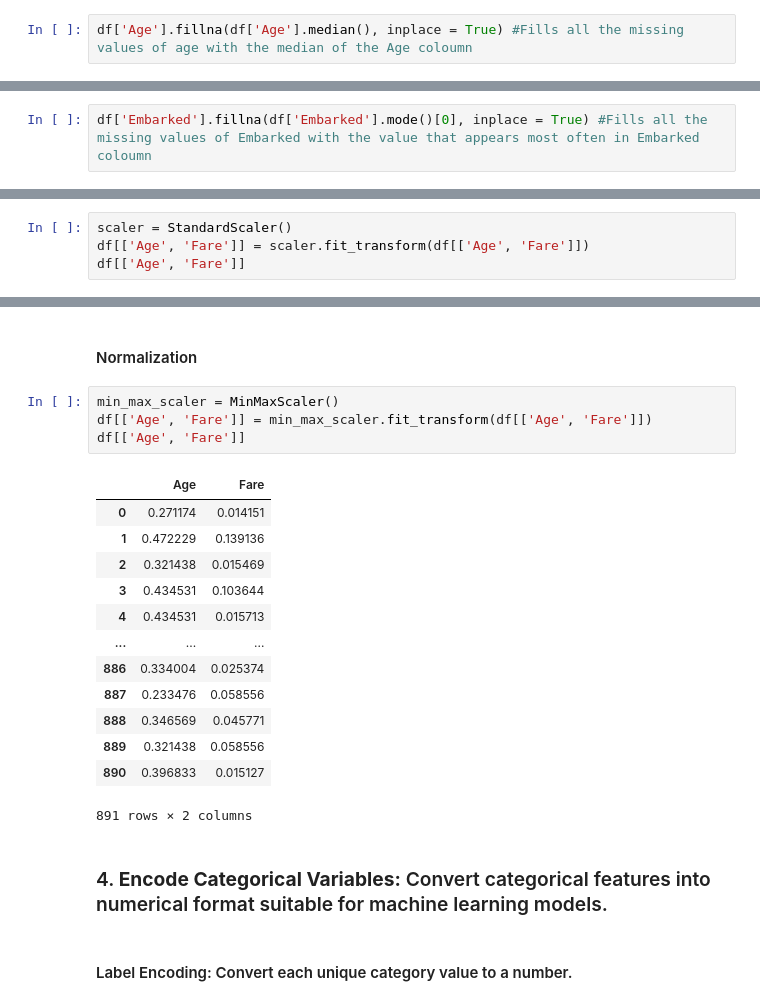
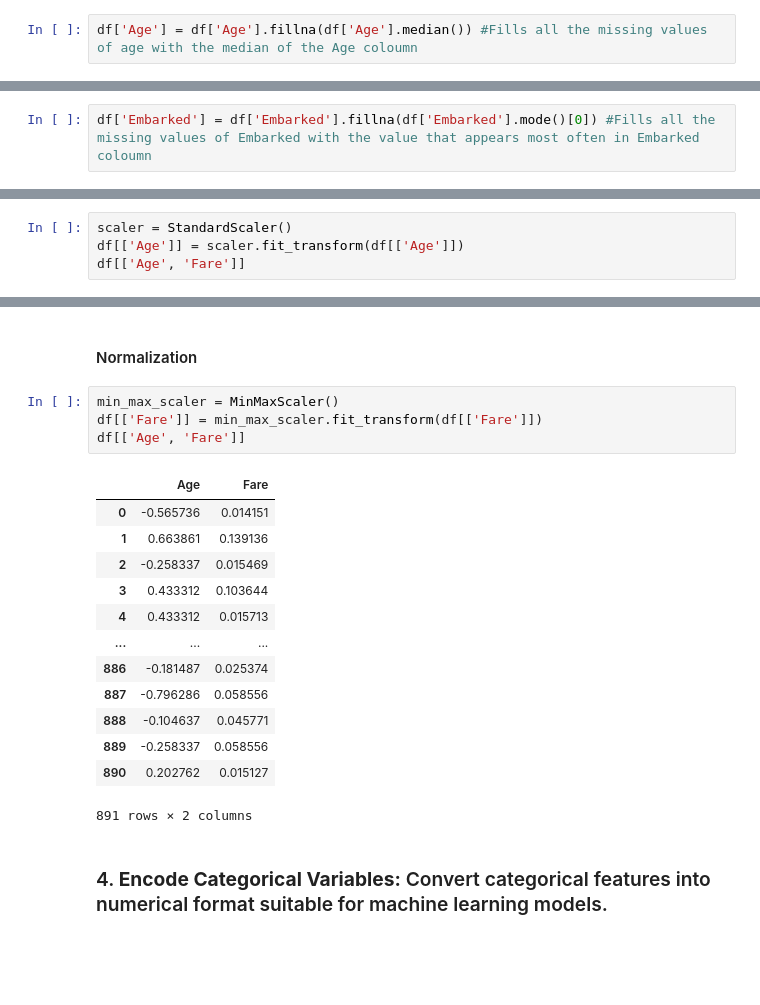
Before and after one commit to sghatak5/Titanic-Dataset-PreProcessing, a Jupyter notebook: data-preprocessing.ipynb, the cells around one changed output, grey strips where cells are left out. Drawn from its saved outputs; the diff is of its cells as text; blank space fills up the shorter version.

```diff
--- a/data-preprocessing.ipynb
+++ b/data-preprocessing.ipynb
@@ -122,4 +122,4 @@ Data columns (total 12 columns):
 dtypes: float64(2), int64(5), object(5)
 memory usage: 83.7+ KB
 # %%
-df['Age'].fillna(df['Age'].median(), inplace = True) #Fills all the missing values of age with the median of the Age coloumn
+df['Age'] = df['Age'].fillna(df['Age'].median()) #Fills all the missing values of age with the median of the Age coloumn
@@ -133,2 +126,2 @@ For example, when doing 'df[col].method(value, inplace=True)', try using 'df.met
 # %%
-df['Embarked'].fillna(df['Embarked'].mode()[0], inplace = True) #Fills all the missing values of Embarked with the value that appears most often in Embarked coloumn
+df['Embarked'] = df['Embarked'].fillna(df['Embarked'].mode()[0]) #Fills all the missing values of Embarked with the value that appears most often in Embarked coloumn
@@ -184,7 +170,7 @@ df[['Age', 'Fare']]
 #### Standardization
 # %%
 scaler = StandardScaler()
-df[['Age', 'Fare']] = scaler.fit_transform(df[['Age', 'Fare']])
+df[['Age']] = scaler.fit_transform(df[['Age']])
 df[['Age', 'Fare']]
 # %% [output]
 |  | Age | Fare |
@@ -204,23 +190,21 @@ df[['Age', 'Fare']]
 #### Normalization
 # %%
 min_max_scaler = MinMaxScaler()
-df[['Age', 'Fare']] = min_max_scaler.fit_transform(df[['Age', 'Fare']])
+df[['Fare']] = min_max_scaler.fit_transform(df[['Fare']])
 df[['Age', 'Fare']]
 # %% [output]
 |  | Age | Fare |
-| 0 | 0.271174 | 0.014151 |
-| 1 | 0.472229 | 0.139136 |
-| 2 | 0.321438 | 0.015469 |
-| 3 | 0.434531 | 0.103644 |
-| 4 | 0.434531 | 0.015713 |
+| 0 | -0.565736 | 0.014151 |
+| 1 | 0.663861 | 0.139136 |
+| 2 | -0.258337 | 0.015469 |
+| 3 | 0.433312 | 0.103644 |
+| 4 | 0.433312 | 0.015713 |
 | ... | ... | ... |
-| 886 | 0.334004 | 0.025374 |
-| 887 | 0.233476 | 0.058556 |
-| 888 | 0.346569 | 0.045771 |
-| 889 | 0.321438 | 0.058556 |
-| 890 | 0.396833 | 0.015127 |
+| 886 | -0.181487 | 0.025374 |
+| 887 | -0.796286 | 0.058556 |
+| 888 | -0.104637 | 0.045771 |
+| 889 | -0.258337 | 0.058556 |
+| 890 | 0.202762 | 0.015127 |
 891 rows × 2 columns
 # %% [markdown]
 ### 4. **Encode Categorical Variables:** Convert categorical features into numerical format suitable for machine learning models.
-# %% [markdown]
-#### Label Encoding: Convert each unique category value to a number.
```
Also changed, not shown: parts of 13 cells of this notebook, 1 other file.
